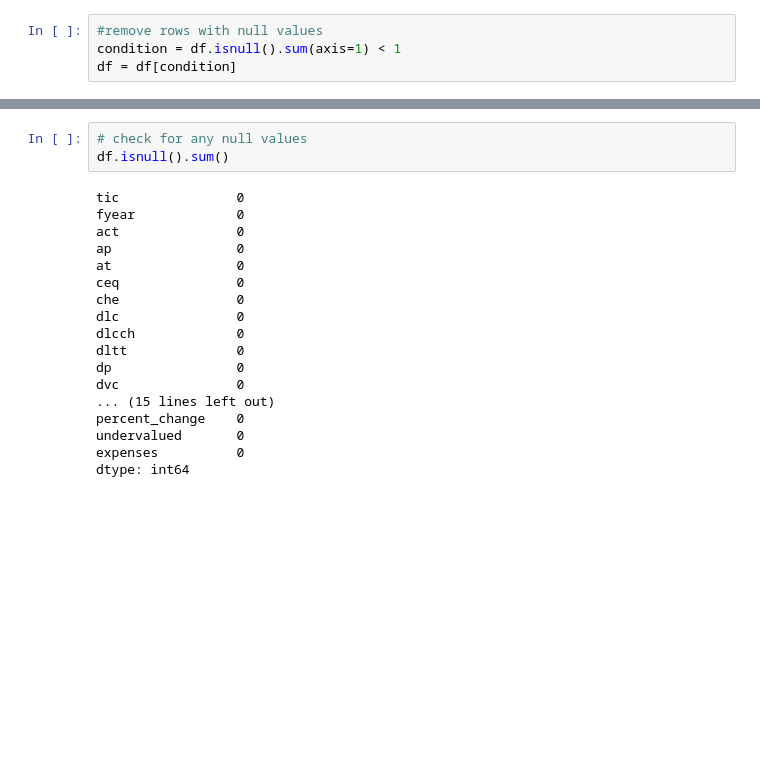
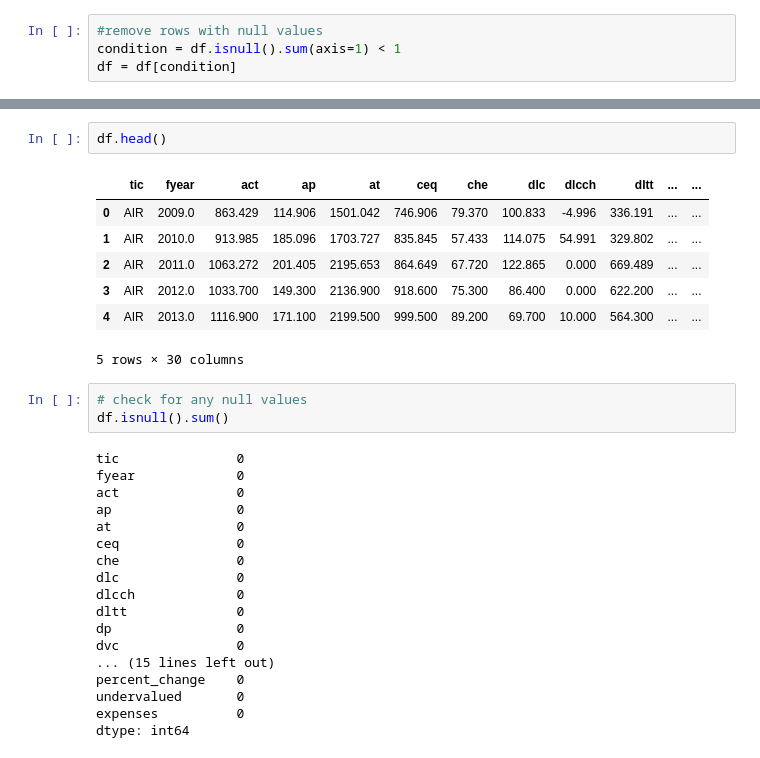
Before and after one commit to yaakoveitan/StonksLLC, a Jupyter notebook: Future_mkvalt_test.ipynb, the cells around one changed output, grey strips where cells are left out. Saved outputs shown, nothing was run; the diff lists cells and outputs as text; blank space fills up the shorter version.

```diff
--- a/Future_mkvalt_test.ipynb
+++ b/Future_mkvalt_test.ipynb
@@ -132,3 +90,13 @@ df.head(20)
+# %%
+df.head()
+# %% [output]
+|  | tic | fyear | act | ap | at | ceq | che | dlc | dlcch | dltt | ... | ... |
+| 0 | AIR | 2009.0 | 863.429 | 114.906 | 1501.042 | 746.906 | 79.370 | 100.833 | -4.996 | 336.191 | ... | ... |
+| 1 | AIR | 2010.0 | 913.985 | 185.096 | 1703.727 | 835.845 | 57.433 | 114.075 | 54.991 | 329.802 | ... | ... |
+| 2 | AIR | 2011.0 | 1063.272 | 201.405 | 2195.653 | 864.649 | 67.720 | 122.865 | 0.000 | 669.489 | ... | ... |
+| 3 | AIR | 2012.0 | 1033.700 | 149.300 | 2136.900 | 918.600 | 75.300 | 86.400 | 0.000 | 622.200 | ... | ... |
+| 4 | AIR | 2013.0 | 1116.900 | 171.100 | 2199.500 | 999.500 | 89.200 | 69.700 | 10.000 | 564.300 | ... | ... |
+5 rows × 30 columns
 # %%
 # check for any null values
 df.isnull().sum()
```
Also changed, not shown: parts of 29 cells of this notebook.
